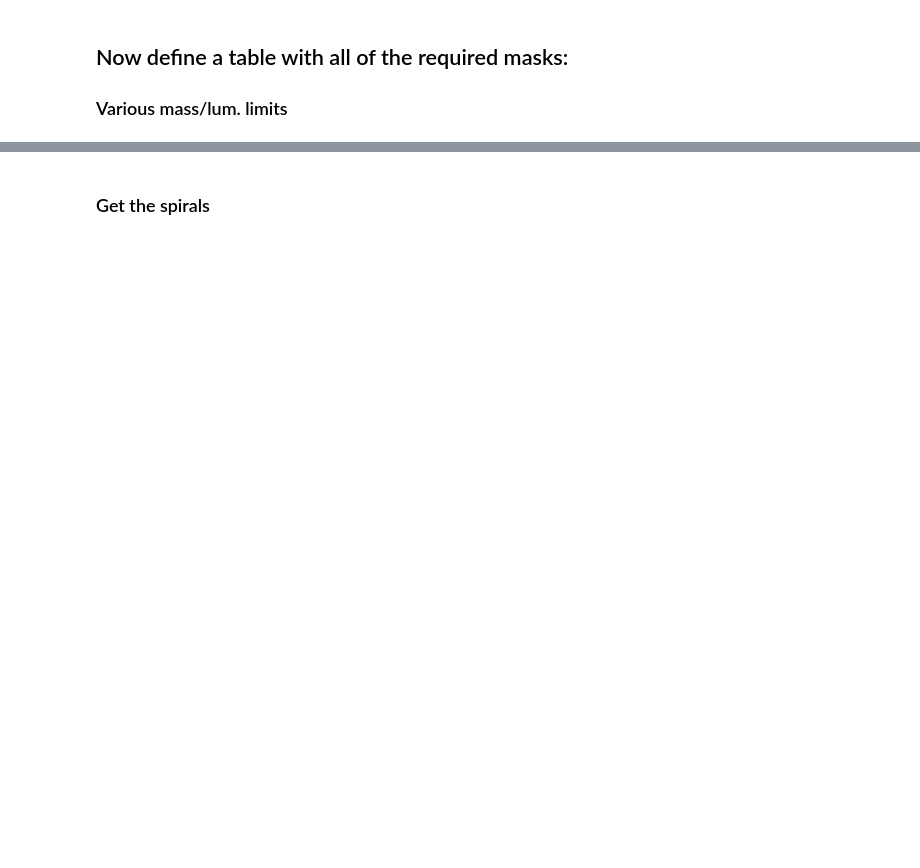
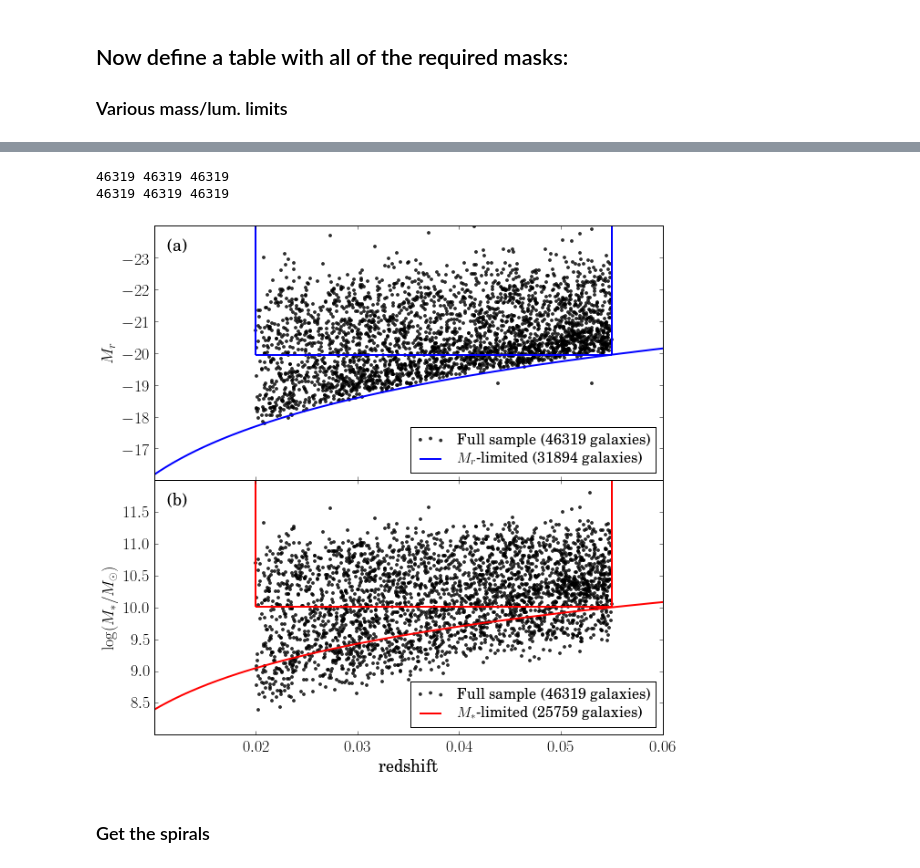
Before and after one commit to RossHart/Gas-SF, a Jupyter notebook: SF/sample_selection.ipynb, the cells around one changed output, grey strips where cells are left out. Cells and saved outputs as stored; diff of their text form; code cells hidden in the pictures; blank space fills up the shorter version.

```diff
--- a/SF/sample_selection.ipynb
+++ b/SF/sample_selection.ipynb
@@ -490,5 +510,5 @@ print_sample_size(samples['in_vmax_limit'],'Vmax-limited sample')
 # %%
-fig, axarr = plt.subplots(2,1,figsize=(10,12),sharex=True)
+fig, axarr = plt.subplots(2,1,figsize=(10,10),sharex=True)
 axarr[1].set_xlabel('redshift')
 plt.subplots_adjust(hspace=0,wspace=0)
 
@@ -504,41 +524,55 @@ def box(xlimits,ylimit,color='k',linestyle='solid',linewidth=2,zorder=0,
                color=color,linestyle=linestyle,linewidth=linewidth)
     plt.hlines(ylimit,xlimits[0],xlimits[1],zorder=zorder,
                color=color,linestyle=linestyle,linewidth=linewidth)
     plt.vlines(xlimits[1],ylimit,ymax,zorder=zorder,
                color=color,linestyle=linestyle,linewidth=linewidth)
     return None
 
-lw = 3.5
-lw2 = 2.5
+
+def plot_subset(x,y,color='k',alpha=0.75,s=6,N=100,rasterized=True,zorder=0,label=None):
+    np.random.seed(0)
+    subset = np.append(np.ones(N),np.zeros(len(y)-N)).astype(bool) # select only N galaxies
+    print(len(x),len(y),len(subset))
+    np.random.shuffle(subset)
+    _ = plt.scatter(x[subset],y[subset],color=color,alpha=alpha,s=s,
+                    zorder=zorder,rasterized=rasterized,label=label)
+    return None
+
+lw = 2
+lw2 = 2
 
 plt.sca(axarr[0])
-x = nsa_w_mass['Z']
-y = nsa_w_mass['M_corrected'][:,4]
+x = nsa_matched['Z'][samples['in_redshift']]
+y = nsa_matched['M_corrected'][:,4][samples['in_redshift']]
 plot_subset(x,y,N=3000,color='k',s=8,zorder=-1,
-            label='Full sample ({} galaxies)'.format(np.sum(samples['in_nsa']*samples['in_wise'])))
+            label='Full sample ({} galaxies)'.format(np.sum(samples['in_redshift'])))
 plt.plot(z_guide,M_guide,lw=lw2,color='b',zorder=0)
 _ = plt.axis((0,0.06,-16,-24))
 box([0.02,0.055],mag_limit,color='b',linewidth=lw,
     label='$M_r$-limited ({} galaxies)'.format(np.sum(samples['in_lum_limit']*samples['in_wise'])))
 plt.ylabel('$M_r$')
 plt.legend(loc='lower right',fontsize=16)
 plt.text(0.025,0.95,'(a)',
          transform=axarr[0].transAxes,ha='left',va='top')
 
 plt.sca(axarr[1])
-y = chang_out_w_mass['lmass50_all']
+y = chang_out_matched['lmass50_all'][samples['in_redshift']]
 plot_subset(x,y,N=3000,color='k',s=8,zorder=-1,
-            label='Full sample ({} galaxies)'.format(np.sum(samples['in_nsa']*samples['in_wise'])))
+            label='Full sample ({} galaxies)'.format(np.sum(samples['in_redshift'])))
 plt.plot(z_guide,mass_guide,lw=lw2,color='r',zorder=0)
 box([0.02,0.055],mass_limit,color='r',linewidth=lw,
     label='$M_*$-limited ({} galaxies)'.format(np.sum(samples['in_mass_limit'])))
 plt.ylabel('$\log(M_*/M_\odot)$')
 plt.legend(loc='lower right',fontsize=16)
 plt.text(0.025,0.95,'(b)',
          transform=axarr[1].transAxes,ha='left',va='top')
-_ = plt.axis((0,0.06,8,12))
+_ = plt.axis((0.01,0.06,8,12))
 
 plt.savefig('output_figures/samples.pdf')
+# %% [output]
+46319 46319 46319
+46319 46319 46319
+[figure, added]
 # %% [markdown]
 ### Get the spirals
 # %%
```
Also changed, not shown: parts of 14 cells of this notebook, 3 other files.
